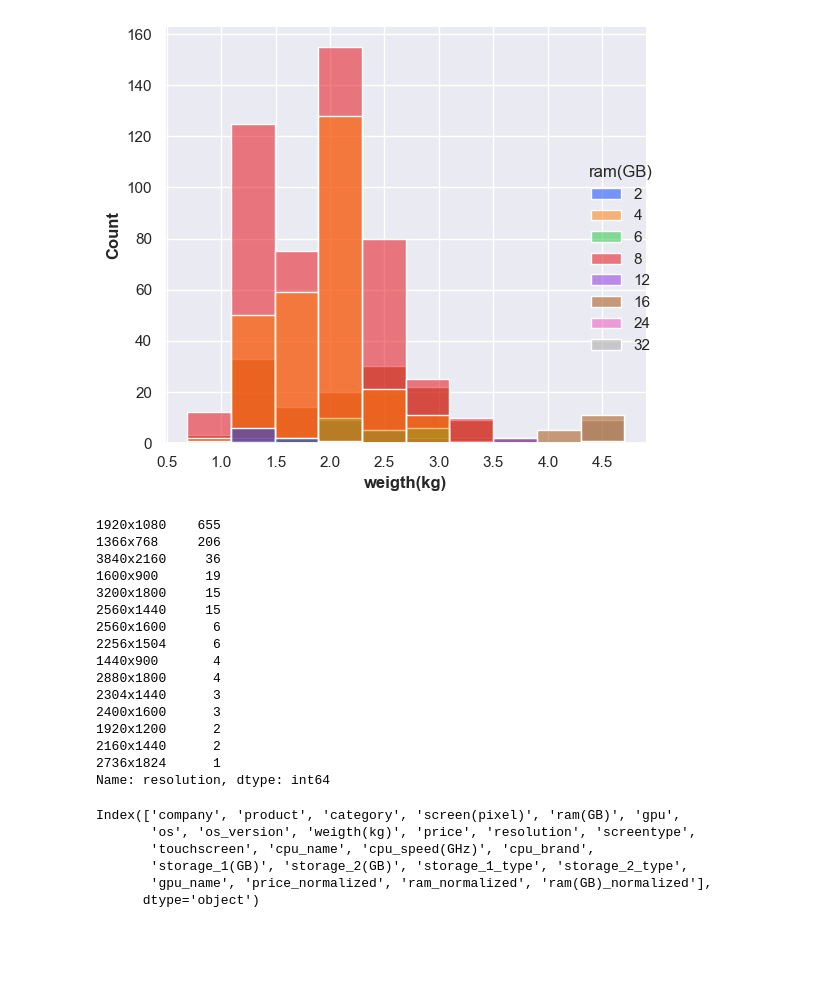
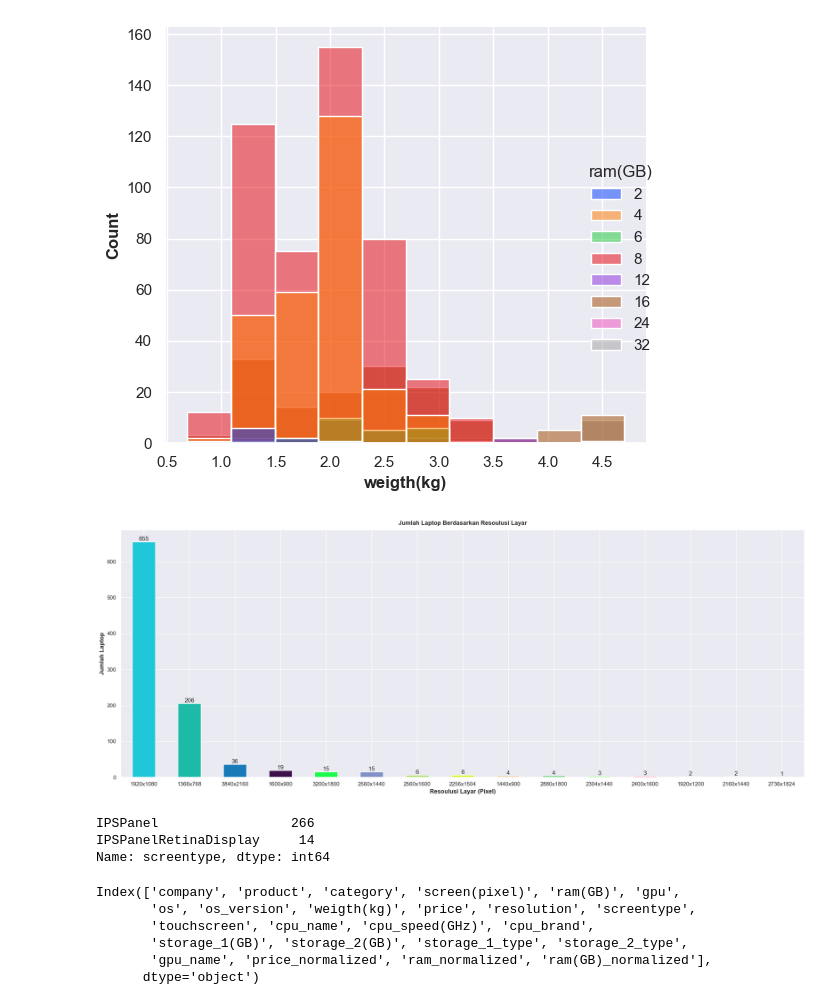
Before and after one commit to indraJuliansyahPutra/Laptop-Price, a Jupyter notebook: visualisasi.ipynb, the cells around one changed output. Cells and saved outputs as stored; diff of their text form; code cells hidden in the pictures; blank space fills up the shorter version.

Commit message:
Visualisasi Data Tahap Pertama

```diff
--- a/visualisasi.ipynb
+++ b/visualisasi.ipynb
@@ -472,3 +472,21 @@ grouped_os_version = laptop.groupby(['os_version', 'os']).size().reset_index(nam
 fig = px.bar(grouped_os_version, x = 'os', y = 'counts', color = 'os_version', labels = {'counts': 'Jumlah Laptop'}, title= 'Jumlah Laptop Berdasarkan Versi Sistem Operasinya')
 fig.update_layout(width = 2400, height = 1000)
 fig.show()
+# %%
+resolusi = laptop['resolution'].value_counts()
+
+colors = ['#' + ''.join(random.choices('123456789ABCDEF', k = 6)) for _ in range(len(resolusi))]
+
+plt.figure(figsize=(20,  8))
+ax = resolusi.plot(kind = 'bar', color = colors)
+plt.title("Jumlah Laptop Berdasarkan Resoulusi Layar")
+plt.xlabel('Resoulusi Layar (Pixel)')
+plt.ylabel('Jumlah Laptop')
+plt.xticks(rotation = 0)
+
+for p in ax.patches:
+    ax.annotate(str(p.get_height()), (p.get_x() + p.get_width() / 2, p.get_height()), ha = 'center', va = 'bottom')
+
+plt.show()
+# %% [output]
+[figure, added]
@@ -475,22 +515,9 @@ fig.show()
 # %%
-laptop['resolution'].value_counts()
+laptop['screentype'].value_counts()
 # %% [output]
-1920x1080    655
-1366x768     206
-3840x2160     36
-1600x900      19
-3200x1800     15
-2560x1440     15
-2560x1600      6
-2256x1504      6
-1440x900       4
-2880x1800      4
-2304x1440      3
-2400x1600      3
-1920x1200      2
-2160x1440      2
-2736x1824      1
-Name: resolution, dtype: int64
+IPSPanel                 266
+IPSPanelRetinaDisplay     14
+Name: screentype, dtype: int64
 # %%
 laptop.columns
 # %% [output]
```
Also changed, not shown: parts of 3 cells of this notebook.
